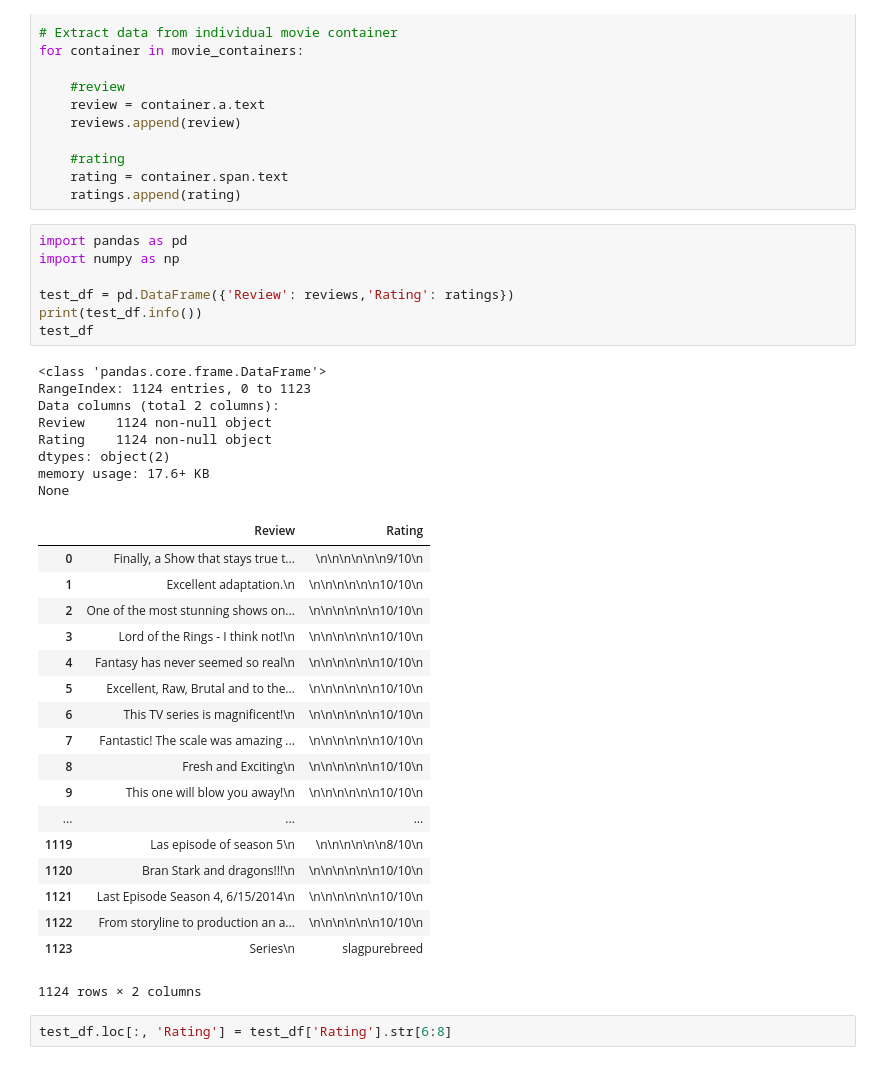
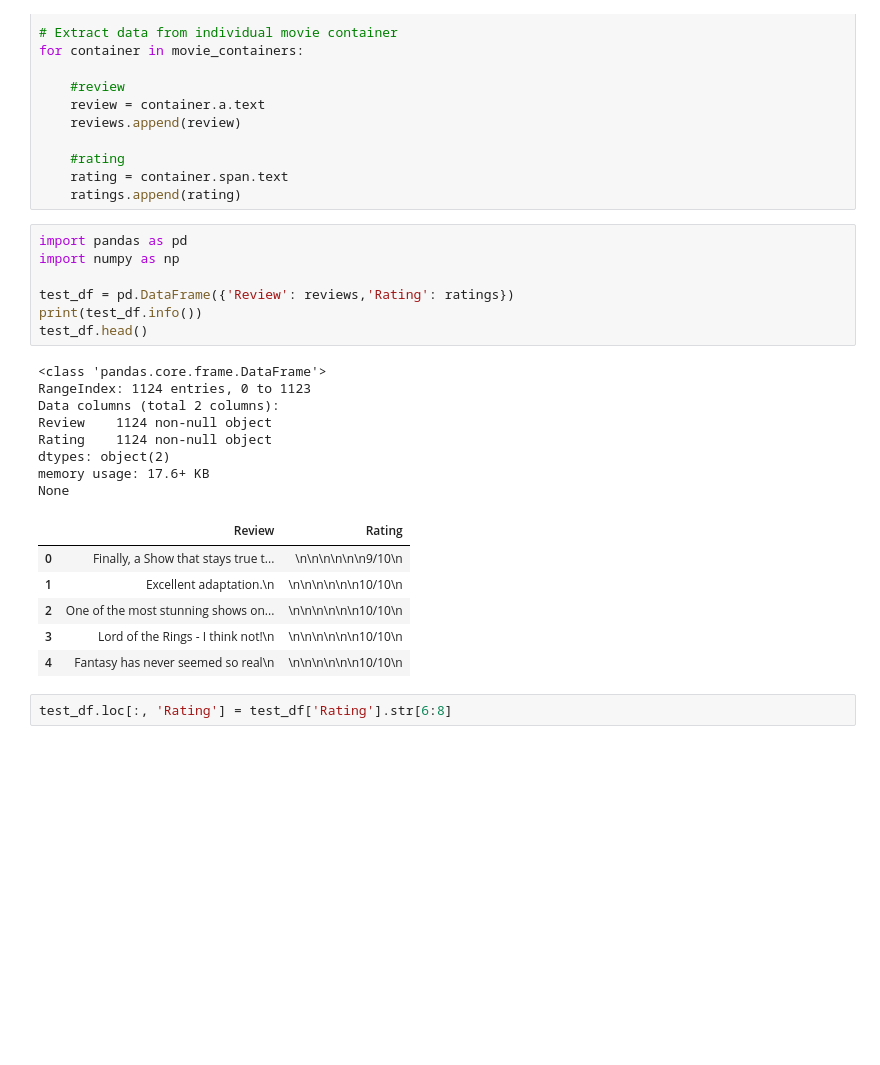
Before and after one commit to akshaykapoor347/ImdbReviews, a Jupyter notebook: ImdbReviews.ipynb, the cells around one changed output. Cells and saved outputs as stored; diff of their text form; blank space fills up the shorter version.

```diff
--- a/ImdbReviews.ipynb
+++ b/ImdbReviews.ipynb
@@ -38,37 +38,25 @@ for container in movie_containers:
 # %%
 import pandas as pd
 import numpy as np
 
 test_df = pd.DataFrame({'Review': reviews,'Rating': ratings})
 print(test_df.info())
-test_df
+test_df.head()
 # %% [output]
 <class 'pandas.core.frame.DataFrame'>
 RangeIndex: 1124 entries, 0 to 1123
 Data columns (total 2 columns):
 Review    1124 non-null object
 Rating    1124 non-null object
 dtypes: object(2)
 memory usage: 17.6+ KB
 None
 |  | Review | Rating |
 | 0 | Finally, a Show that stays true t... | \n\n\n\n\n\n9/10\n |
 | 1 | Excellent adaptation.\n | \n\n\n\n\n\n10/10\n |
 | 2 | One of the most stunning shows on... | \n\n\n\n\n\n10/10\n |
 | 3 | Lord of the Rings - I think not!\n | \n\n\n\n\n\n10/10\n |
 | 4 | Fantasy has never seemed so real\n | \n\n\n\n\n\n10/10\n |
-| 5 | Excellent, Raw, Brutal and to the... | \n\n\n\n\n\n10/10\n |
-| 6 | This TV series is magnificent!\n | \n\n\n\n\n\n10/10\n |
-| 7 | Fantastic! The scale was amazing ... | \n\n\n\n\n\n10/10\n |
-| 8 | Fresh and Exciting\n | \n\n\n\n\n\n10/10\n |
-| 9 | This one will blow you away!\n | \n\n\n\n\n\n10/10\n |
-| ... | ... | ... |
-| 1119 | Las episode of season 5\n | \n\n\n\n\n\n8/10\n |
-| 1120 | Bran Stark and dragons!!!\n | \n\n\n\n\n\n10/10\n |
-| 1121 | Last Episode Season 4, 6/15/2014\n | \n\n\n\n\n\n10/10\n |
-| 1122 | From storyline to production an a... | \n\n\n\n\n\n10/10\n |
-| 1123 | Series\n | slagpurebreed |
-1124 rows × 2 columns
 # %%
 test_df.loc[:, 'Rating'] = test_df['Rating'].str[6:8]
 # %%
```
Also changed, not shown: parts of 17 cells of this notebook, 1 other file.
